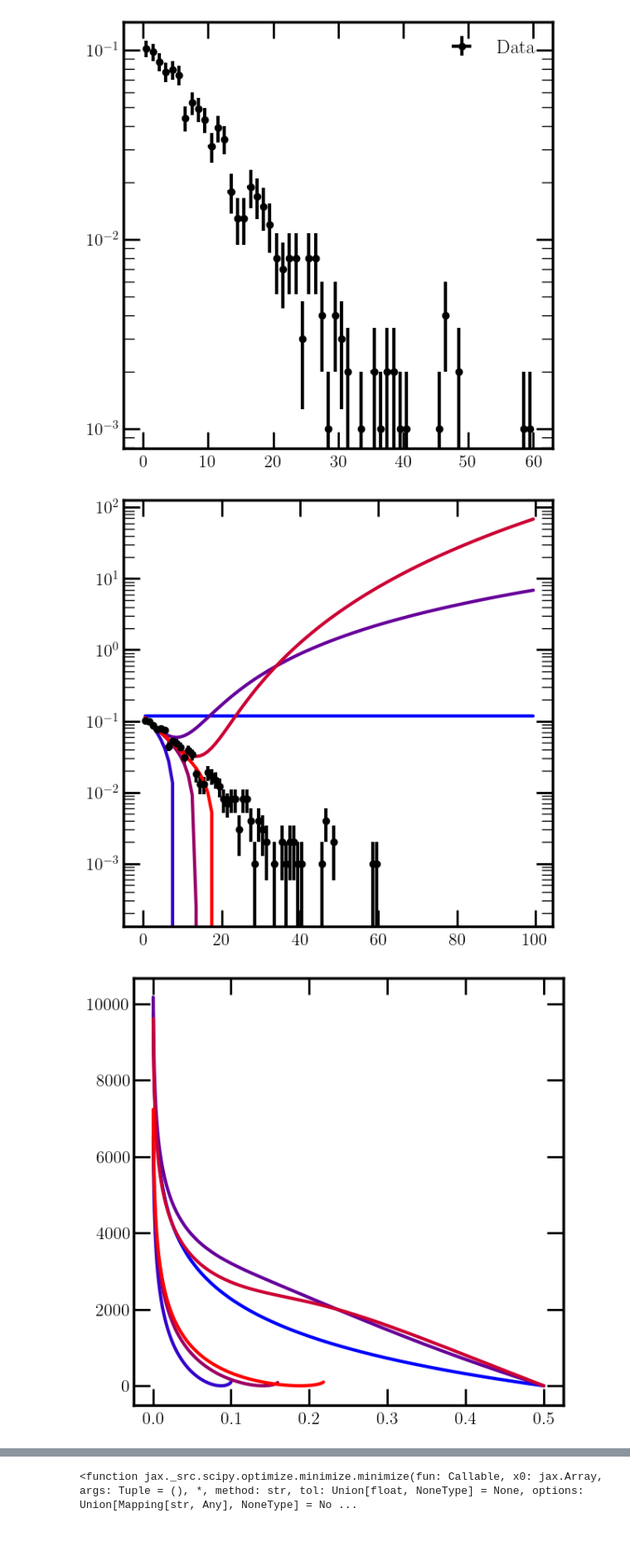
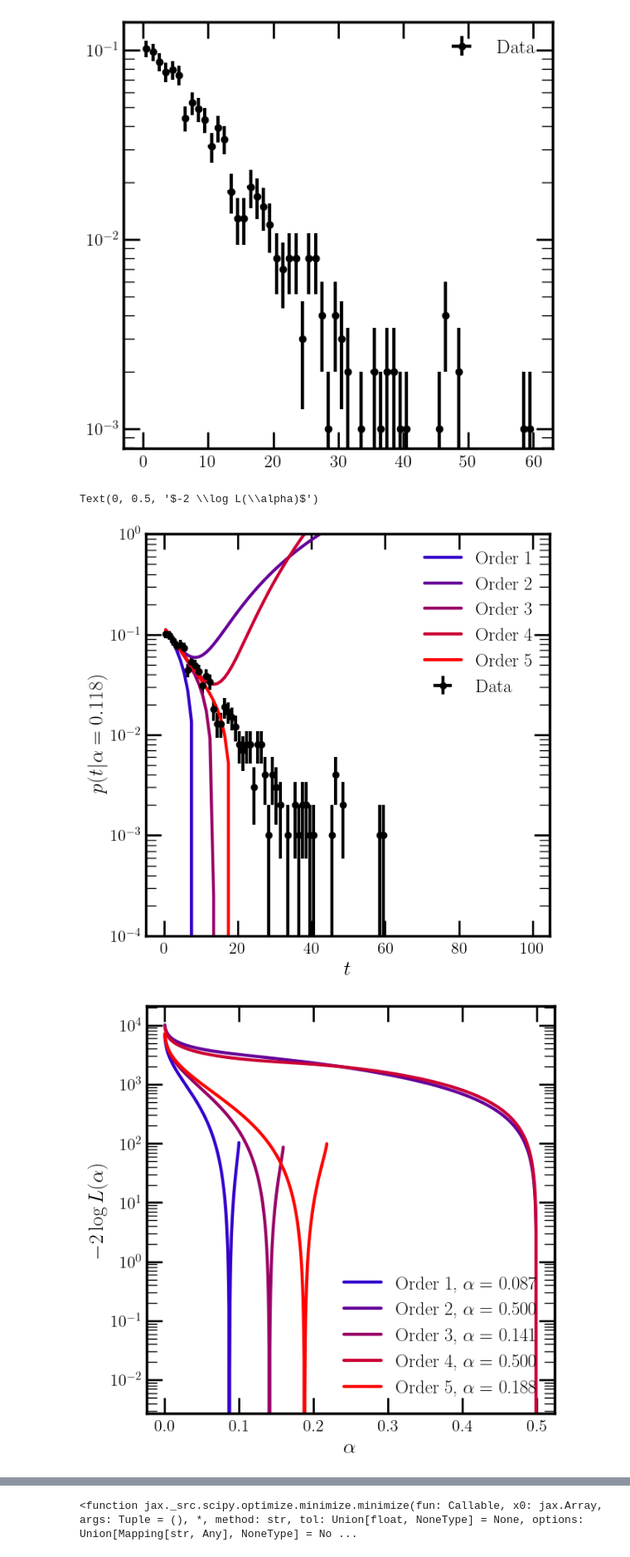
Before and after one commit to rikab/RDF, a Jupyter notebook: jax/exponential.ipynb, the cells around one changed output, grey strips where cells are left out. Shown at 83% size. Saved outputs shown, nothing was run; the diff lists cells and outputs as text; code cells hidden in the pictures.

```diff
--- a/jax/exponential.ipynb
+++ b/jax/exponential.ipynb
@@ -94,10 +94,17 @@ def p_t(t, alpha, params):
 
 def matching_coeffs(p_t, M, N):
 
+    # There has to be *some* perturbative info!
+    if M == 0:
+        raise ValueError("M must be greater than 0")
+
+
     p_mn = taylor_expand_2d(p_t, 0.0, 0.0, M, N)
     P_mn = integrate_taylor_polynomial(p_mn)
 
+    # print("p_mn")
     # print_polynomial(p_mn)
+    # print("P_mn")
     # print_polynomial(P_mn)
     # print("")
 
@@ -106,7 +113,8 @@ def matching_coeffs(p_t, M, N):
     p_mn_reduced, m_star, n_star, p_star = reduce_order(p_mn)
     p_mn_reduced = p_mn_reduced.at[0, 0].set(0.0)
 
-    p_matched = log_match(-p_mn_reduced, M - m_star, N-n_star)
+    p_matched = log_match(-p_mn_reduced, M, N)
+    # p_matched = log_match(-p_mn_reduced, M - m_star, N-n_star)
     P_matched = log_match(P_mn, M, N)
 
     # print("p_matched")
@@ -120,7 +128,7 @@ def matching_coeffs(p_t, M, N):
     g_star = jnp.zeros((M+1, N+1))
     g_star = g_star.at[m_star, n_star].set(-p_star)
 
-    return g_mn[:,:N], g_star
+    return g_mn, g_star
 
 
 # g_mn_matched, g_star = matching_coeffs(exponential_distribution, 1, 1)
@@ -375,7 +552,7 @@ hist_with_errors(ax, t_data, bins = bins, range = [0, 100], label = "Data", colo
 counts, bins = np.histogram(t_data, bins = 100, range = [0, 100], density = True)
 bin_centers = (bins[1:] + bins[:-1]) / 2
 
-for i in range(max_M + 1):
+for i in range(1, max_M + 1):
 
     color = (i / max_M, 0, 1 - i / max_M)
 
@@ -383,10 +560,16 @@ for i in range(max_M + 1):
     ax.plot(bin_centers, res, label = f"Order {i}", color = color)
 plt.yscale("log")
 
+plt.xlabel(r"$t$")
+plt.ylabel(r"$p(t|\alpha = 0.118)$")
+
+plt.ylim(1e-4, 1e0)
+
+plt.legend()
 
 
 fig, ax = newplot("full")
-for i in range(max_M + 1):
+for i in range(1, max_M + 1):
 
     color = (i / max_M, 0, 1 - i / max_M)
 
@@ -394,35 +577,42 @@ for i in range(max_M + 1):
     vmapped_p_order_N = jax.vmap(p_order_N, in_axes=(0, None, None))
     t_sorted = jnp.sort(t_data)
     t_sorted = t_sorted[t_sorted < 10]
 
 
     def likelihood_function(alpha):
 
         likelihoods = -2 * jnp.log(vmapped_p_order_N(t_sorted, alpha, i))
         cumulative_sum = jnp.cumsum(likelihoods)
 
         # return jnp.nanmin(cumulative_sum)
         return cumulative_sum[-1]
 
 
 
     vmapped_likelihood_function = jax.vmap(likelihood_function)
     alphas = jnp.linspace(0.00, 0.5, 1000)
     likelihoods = vmapped_likelihood_function(alphas)
 
     best_alpha = alphas[jnp.nanargmin(likelihoods, axis = 0)]
     best_likelihood = likelihood_function(best_alpha)
 
     likelihoods = likelihoods - best_likelihood
 
 
 
     # best_alpha = alphas[jnp.argmin(likelihoods, axis = 0)]
     # ax.plot(t_sorted, best_alpha, label = f"Order {i}")
 
-    ax.plot(alphas, likelihoods, label = f"Order {i}", color = color)
+    ax.plot(alphas, likelihoods, label = f"Order {i}, " + r"$\alpha = $" +  f"{best_alpha : .3f}", color = color)
+
+plt.legend()
+plt.yscale("log")
+
+plt.xlabel(r"$\alpha$")
+plt.ylabel(r"$-2 \log L(\alpha)$")
 # %% [output]
+Text(0, 0.5, '$-2 \\log L(\\alpha)$')
-[figure, old version]
+[figure, new version]
-[figure, old version]
+[figure, new version]
 # %%
 from scipy.optimize import minimize
```
Also changed, not shown: parts of 5 cells of this notebook, 4 other files.
